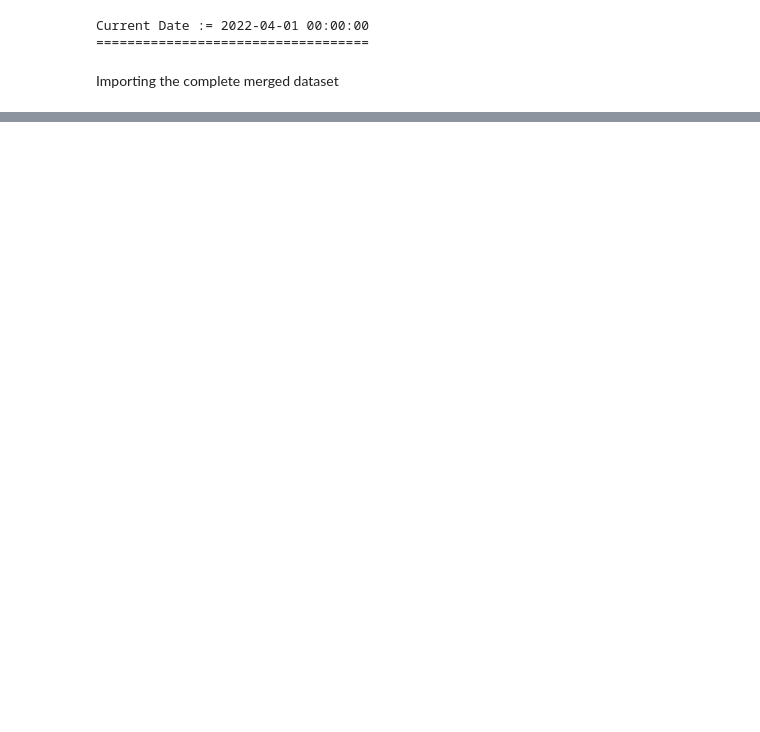
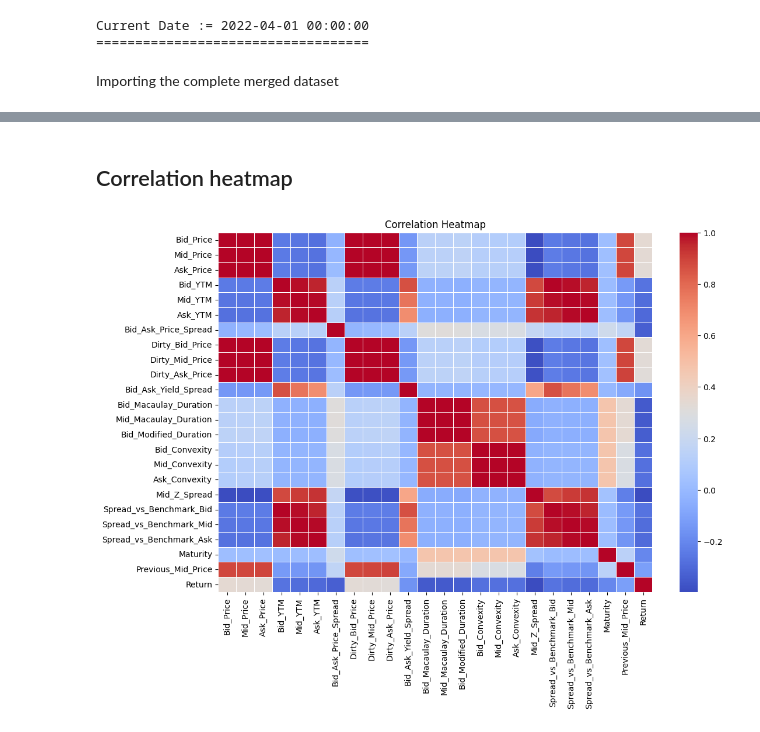
Before and after one commit to PaulaLuisaDroeghoff/COMP0047Data, a Jupyter notebook: PaulaDataVisualization.ipynb, the cells around one changed output, grey strips where cells are left out. Drawn from its saved outputs; the diff is of its cells as text; code cells hidden in the pictures; blank space fills up the shorter version.

Commit message:
Update PaulaDataVisualization.ipynb
Vis update v1

```diff
--- a/PaulaDataVisualization.ipynb
+++ b/PaulaDataVisualization.ipynb
@@ -35,7 +46,7 @@ Current Date := 2022-04-01 00:00:00
 Importing the complete merged dataset
 # %%
 bond_data = pd.read_parquet(
-    "/Users/pauladroghoff/Documents/UCL/COMP0047-Data Science/Coursework/COMP0047 Data/Bond_Pricing_With_Returns_And_Ratings.parquet"
+    "Bond_Pricing_With_Returns_And_Ratings.parquet"
 )
 print(bond_data.columns)
 # %% [output]
@@ -55,0 +84,6 @@ Index(['ISIN', 'CUSIP', 'Ticker', 'Short_name_of_Issuer', 'Currency',
+# %%
+# get isins
+
+isins = bond_data["ISIN"]
+
+print(isins)
@@ -55,0 +103,11 @@ Index(['ISIN', 'CUSIP', 'Ticker', 'Short_name_of_Issuer', 'Currency',
+# %%
+# get numeric columns only
+numeric_columns = bond_data.select_dtypes(include=["number"]).columns
+print(numeric_columns)
+
+numeric_bond_data = bond_data[numeric_columns]
+numeric_bond_data
+
+# combine with isins
+numeric_bond_data = pd.concat([isins, numeric_bond_data], axis=1)
+numeric_bond_data
@@ -55,0 +136,10 @@ Index(['ISIN', 'CUSIP', 'Ticker', 'Short_name_of_Issuer', 'Currency',
+# %% [markdown]
+## Correlation heatmap
+# %%
+corr_matrix = numeric_bond_data.corr()
+plt.figure(figsize=(12, 8))
+sns.heatmap(corr_matrix, annot=False, cmap='coolwarm', linewidths=0.5 )
+plt.title('Correlation Heatmap')
+plt.show()
+# %% [output]
+[figure, added]
```
Also changed, not shown: parts of 22 cells of this notebook.
